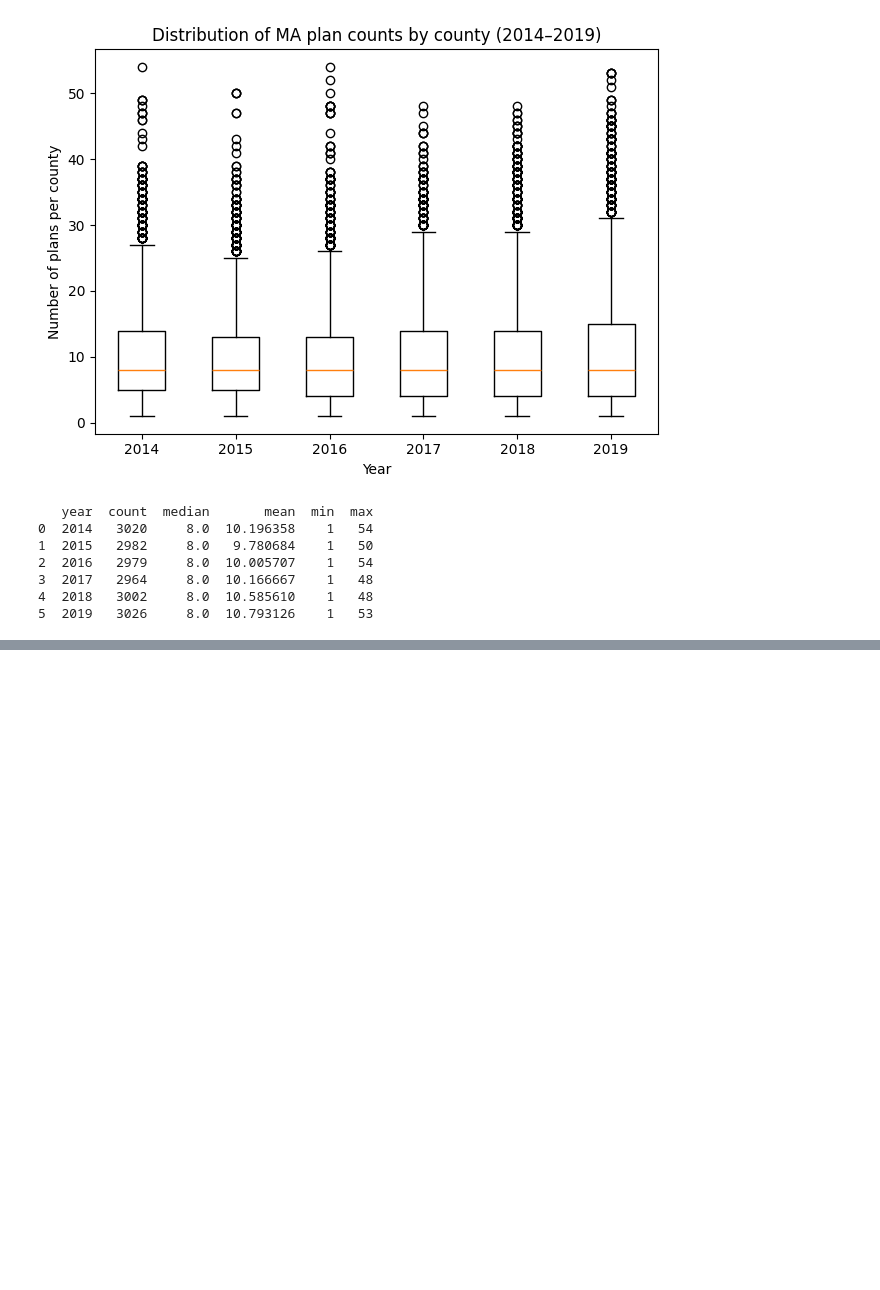
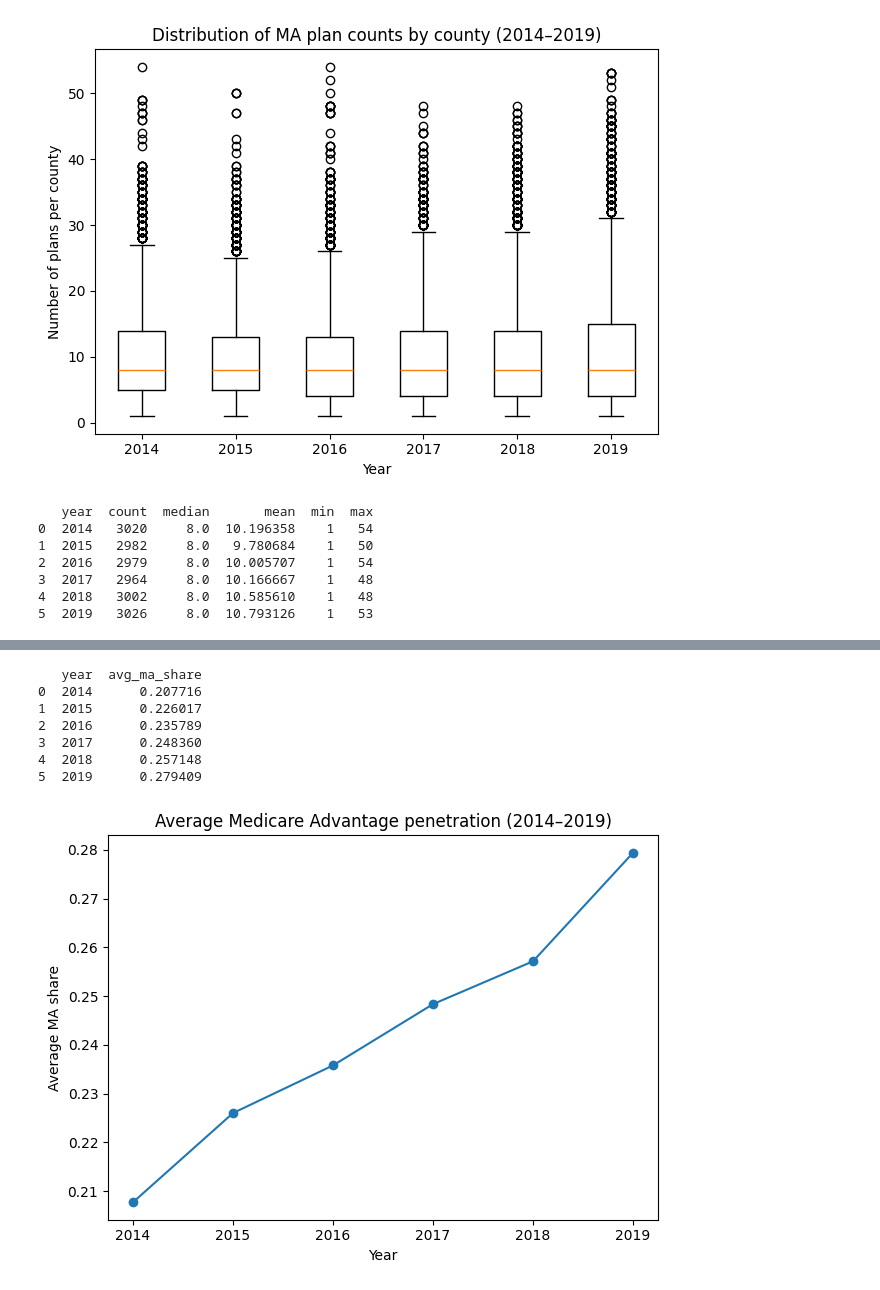
Before and after one commit to SebastianKou/HW2, a Jupyter notebook: HW2-answers1.ipynb, the cells around one changed output, grey strips where cells are left out. Cells and saved outputs as stored; diff of their text form; code cells hidden in the pictures; blank space fills up the shorter version.

```diff
--- a/HW2-answers1.ipynb
+++ b/HW2-answers1.ipynb
@@ -114,0 +269,52 @@ print(summary)
+# %%
+# Question 4 - not confident here, n_enrol and n_avg did not work well check this
+
+pen = data.loc[
+    data["year"].between(2014, 2019)
+    & data["fips"].notna()
+    & data["avg_enrolled"].notna()
+    & data["avg_eligibles"].notna()
+    & (data["avg_eligibles"] > 0),
+    ["year", "fips", "avg_enrolled", "avg_eligibles"]
+].copy()
+
+
+pen_county = (
+    pen.groupby(["year", "fips"], as_index=False)
+       .agg({
+           "avg_enrolled": "first",
+           "avg_eligibles": "first"
+       })
+)
+
+# Compute MA share
+pen_county["ma_share"] = (
+    pen_county["avg_enrolled"] / pen_county["avg_eligibles"]
+)
+
+# Average across counties
+ma_share_year = (
+    pen_county.groupby("year", as_index=False)["ma_share"]
+    .mean()
+    .rename(columns={"ma_share": "avg_ma_share"})
+)
+
+print(ma_share_year)
+
+# Plot
+plt.figure()
+plt.plot(ma_share_year["year"], ma_share_year["avg_ma_share"], marker="o")
+plt.xlabel("Year")
+plt.ylabel("Average MA share")
+plt.title("Average Medicare Advantage penetration (2014–2019)")
+plt.tight_layout()
+plt.show()
+# %% [output]
+   year  avg_ma_share
+0  2014      0.207716
+1  2015      0.226017
+2  2016      0.235789
+3  2017      0.248360
+4  2018      0.257148
+5  2019      0.279409
+[figure, added]
```
Also changed, not shown: parts of 8 cells of this notebook.
